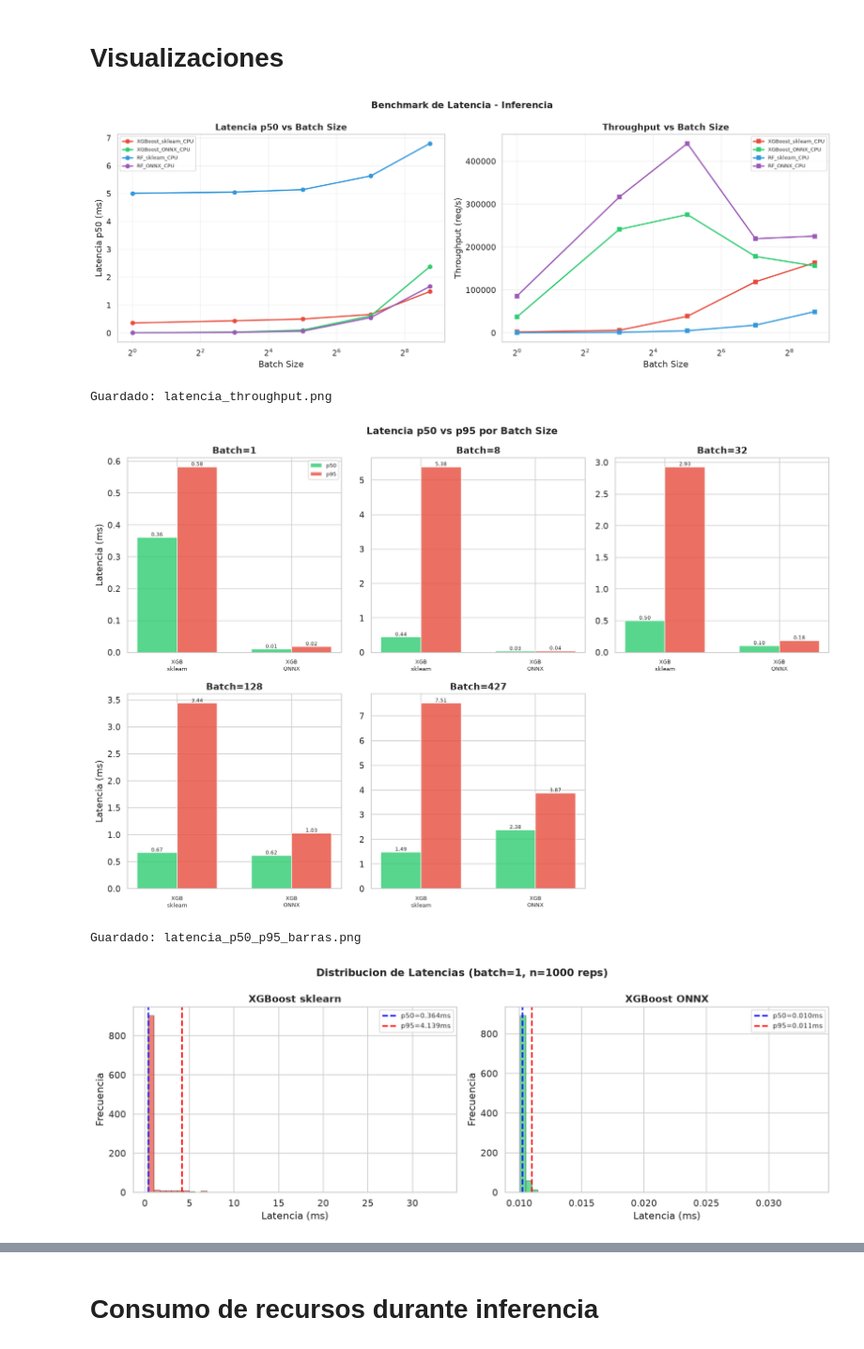
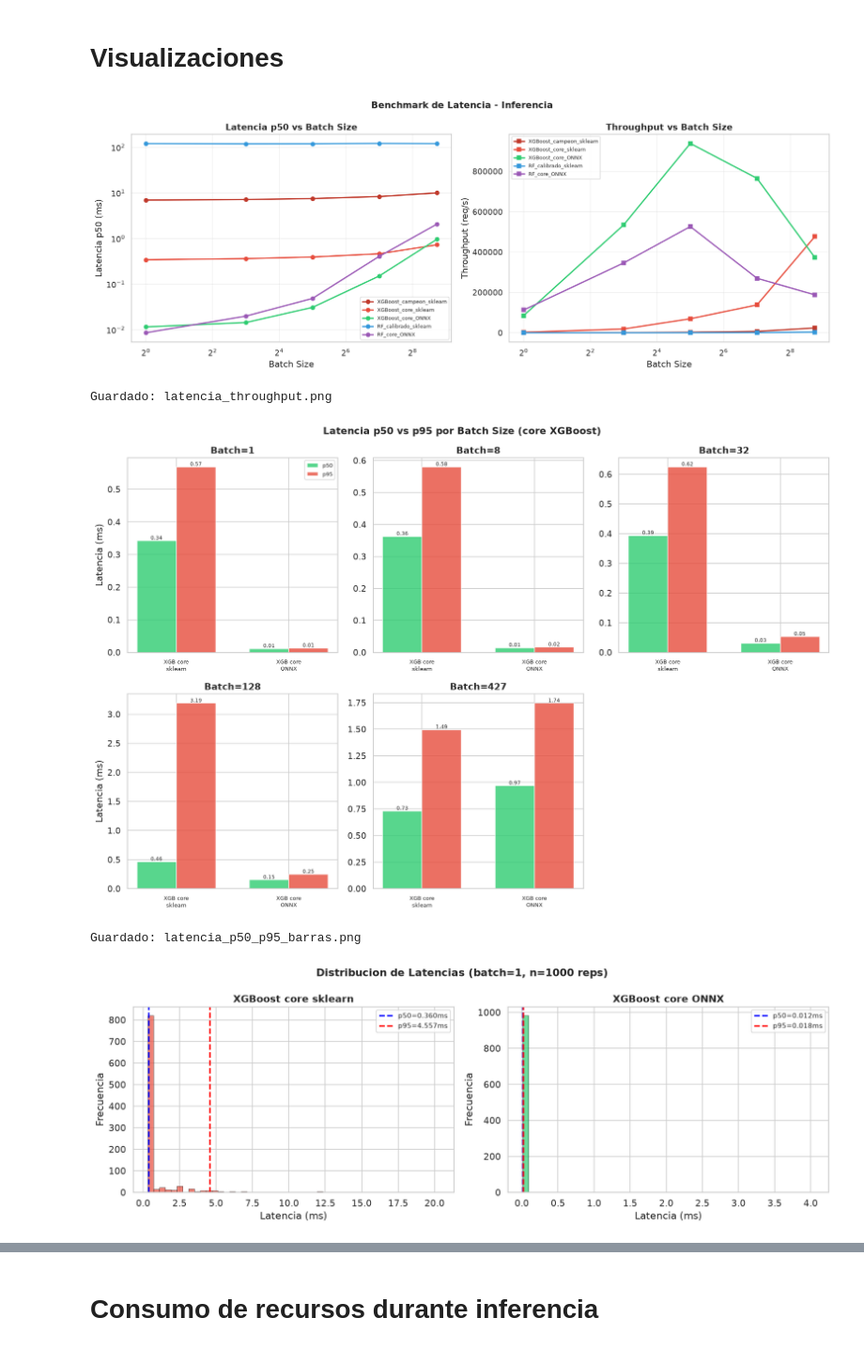
Before and after one commit to Fernando-Huaman/proyecto-zona-interes-Au, a Jupyter notebook: notebooks/sprint4_latencia.ipynb, the cells around one changed output, grey strips where cells are left out. Shown at 94% size. Saved outputs shown, nothing was run; the diff lists cells and outputs as text; code cells hidden in the pictures.

```diff
--- a/notebooks/sprint4_latencia.ipynb
+++ b/notebooks/sprint4_latencia.ipynb
@@ -405,7 +436,8 @@ Modelo .onnx: 389.9 KB
 # Tabla comparativa
 # %%
 # Consolidar todos los resultados de latencia
-df_all = pd.concat([df_lat_xgb, df_lat_rf, df_lat_onnx, df_lat_onnx_mt, df_lat_rf_onnx], ignore_index=True)
+df_all = pd.concat([df_lat_champ, df_lat_rf, df_lat_xgb_core, df_lat_onnx, df_lat_onnx_mt, df_lat_rf_onnx],
+                   ignore_index=True)
 df_all.to_csv(os.path.join(OUT_DIR, 'benchmark_latencia_completo.csv'), index=False)
 
 print('=== TABLA COMPARATIVA COMPLETA ===')
@@ -414,7 +446,8 @@ display_cols = ['Modelo', 'Batch_Size', 'Latencia_p50_ms', 'Latencia_p95_ms',
 print(df_all[display_cols].round(3).to_string(index=False))
 
 # Tabla resumen: comparativa para batch=1 y batch=427 (casos extremos)
-modelos_comp = ['XGBoost_sklearn_CPU', 'XGBoost_ONNX_CPU', 'RF_sklearn_CPU', 'RF_ONNX_CPU']
+modelos_comp = ['XGBoost_campeon_sklearn', 'XGBoost_core_sklearn', 'XGBoost_core_ONNX',
+                'RF_calibrado_sklearn', 'RF_core_ONNX']
 
 print('\n=== RESUMEN COMPARATIVO (batch=1 y batch=427) ===')
 resumen = []
@@ -436,14 +469,14 @@ df_resumen = pd.DataFrame(resumen)
 df_resumen.to_csv(os.path.join(OUT_DIR, 'resumen_comparativo.csv'), index=False)
 print(df_resumen.to_string(index=False))
 
-# Speedup ONNX vs sklearn
-print('\n=== SPEEDUP ONNX vs SKLEARN ===')
+# Speedup ONNX vs sklearn (core vs core, comparacion justa del mismo ensemble de arboles)
+print('\n=== SPEEDUP ONNX vs SKLEARN (core XGBoost) ===')
 for bs in BATCH_SIZES:
-    xgb_sk = df_all[(df_all['Modelo']=='XGBoost_sklearn_CPU') & (df_all['Batch_Size']==bs)]['Latencia_p50_ms'].values
-    xgb_ox = df_all[(df_all['Modelo']=='XGBoost_ONNX_CPU') & (df_all['Batch_Size']==bs)]['Latencia_p50_ms'].values
+    xgb_sk = df_all[(df_all['Modelo']=='XGBoost_core_sklearn') & (df_all['Batch_Size']==bs)]['Latencia_p50_ms'].values
+    xgb_ox = df_all[(df_all['Modelo']=='XGBoost_core_ONNX') & (df_all['Batch_Size']==bs)]['Latencia_p50_ms'].values
     if len(xgb_sk) > 0 and len(xgb_ox) > 0:
         speedup = xgb_sk[0] / xgb_ox[0]
         print(f'  Batch {bs:>4d}: sklearn={xgb_sk[0]:.3f}ms -> ONNX={xgb_ox[0]:.3f}ms | Speedup: {speedup:.2f}x')
-        logger.info(f'SPEEDUP | batch={bs} | sklearn={xgb_sk[0]:.3f}ms -> ONNX={xgb_ox[0]:.3f}ms | {speedup:.2f}x')
+        logger.info(f'SPEEDUP | batch={bs} | core sklearn={xgb_sk[0]:.3f}ms -> ONNX={xgb_ox[0]:.3f}ms | {speedup:.2f}x')
 # %% [output]
 === TABLA COMPARATIVA COMPLETA ===
@@ -540,15 +573,16 @@ Guardado: ratio_errores.csv
 # %% [markdown]
 # Visualizaciones
 # %%
-# 11.1 Latencia p50 por batch size (todos los motores)
+# 11.1 Latencia p50 por batch size (motores principales)
 fig, (ax1, ax2) = plt.subplots(1, 2, figsize=(16, 6))
 fig.suptitle('Benchmark de Latencia - Inferencia', fontsize=14, fontweight='bold')
 
 colores_motor = {
-    'XGBoost_sklearn_CPU': '#e74c3c',
-    'XGBoost_ONNX_CPU': '#2ecc71',
-    'RF_sklearn_CPU': '#3498db',
-    'RF_ONNX_CPU': '#9b59b6',
+    'XGBoost_campeon_sklearn': '#c0392b',
+    'XGBoost_core_sklearn': '#e74c3c',
+    'XGBoost_core_ONNX': '#2ecc71',
+    'RF_calibrado_sklearn': '#3498db',
+    'RF_core_ONNX': '#9b59b6',
 }
 
 for motor, color in colores_motor.items():
@@ -562,6 +596,7 @@ ax1.set_ylabel('Latencia p50 (ms)')
 ax1.set_title('Latencia p50 vs Batch Size', fontweight='bold')
 ax1.legend(fontsize=8)
 ax1.set_xscale('log', base=2)
+ax1.set_yscale('log')
 ax1.grid(True, alpha=0.3)
 
 ax2.set_xlabel('Batch Size')
@@ -576,23 +611,22 @@ plt.savefig(os.path.join(OUT_DIR, 'latencia_throughput.png'), dpi=150, bbox_inch
 plt.show()
 print('Guardado: latencia_throughput.png')
 
-# 11.2 Comparativa p50 vs p95 (barras agrupadas)
+# 11.2 Comparativa p50 vs p95 (core XGBoost: sklearn vs ONNX)
 n = len(BATCH_SIZES)
 n_cols = (n + 1) // 2
 fig, axes = plt.subplots(2, n_cols, figsize=(5 * n_cols, 10), sharey=False)
 axes = axes.flatten()
-fig.suptitle('Latencia p50 vs p95 por Batch Size', fontsize=14, fontweight='bold')
+fig.suptitle('Latencia p50 vs p95 por Batch Size (core XGBoost)', fontsize=14, fontweight='bold')
 
-motores_plot = ['XGBoost_sklearn_CPU', 'XGBoost_ONNX_CPU']
-labels_short = ['XGB\nsklearn', 'XGB\nONNX']
+motores_plot = ['XGBoost_core_sklearn', 'XGBoost_core_ONNX']
+labels_short = ['XGB core\nsklearn', 'XGB core\nONNX']
 
 for i, bs in enumerate(BATCH_SIZES):
     ax = axes[i]
     x = np.arange(len(motores_plot))
     width = 0.35
 
-    p50s = []
-    p95s = []
+    p50s, p95s = [], []
     for motor in motores_plot:
         row = df_all[(df_all['Modelo']==motor) & (df_all['Batch_Size']==bs)]
         p50s.append(row['Latencia_p50_ms'].values[0] if not row.empty else 0)
@@ -608,15 +642,10 @@ for i, bs in enumerate(BATCH_SIZES):
     if i == 0:
         ax.legend(fontsize=8)
 
-    # Anotar valores sobre las barras
-    for bar in bars1:
-        ax.text(bar.get_x() + bar.get_width()/2, bar.get_height(),
-                f'{bar.get_height():.2f}', ha='center', va='bottom', fontsize=7)
-    for bar in bars2:
+    for bar in list(bars1) + list(bars2):
         ax.text(bar.get_x() + bar.get_width()/2, bar.get_height(),
                 f'{bar.get_height():.2f}', ha='center', va='bottom', fontsize=7)
 
-# Ocultar subplots vacíos si el número de batch sizes es impar
 for i in range(n, len(axes)):
     axes[i].axis('off')
 
@@ -625,44 +654,42 @@ plt.savefig(os.path.join(OUT_DIR, 'latencia_p50_p95_barras.png'), dpi=150, bbox_
 plt.show()
 print('Guardado: latencia_p50_p95_barras.png')
 
-# 11.3 Distribucion de latencias (histograma) para batch=1
+# 11.3 Distribucion de latencias (histograma) para batch=1 (core XGBoost)
 fig, axes = plt.subplots(1, 2, figsize=(14, 5))
 fig.suptitle('Distribucion de Latencias (batch=1, n=1000 reps)', fontsize=14, fontweight='bold')
 
 for idx, (nombre, predict_fn, X_data, color) in enumerate([
-    ('XGBoost sklearn', lambda X: model_xgb.predict_proba(X), X_test_xgb[:1], '#e74c3c'),
-    ('XGBoost ONNX', lambda X: sess_xgb_onnx.run(None, {input_name: X.astype(np.float32)}), X_test_xgb[:1], '#2ecc71')
+    ('XGBoost core sklearn', lambda X: xgb_core.predict_proba(X), X_test_xgb_scaled[:1], '#e74c3c'),
+    ('XGBoost core ONNX', lambda X: sess_xgb_onnx.run(None, {input_name: X.astype(np.float32)}), X_test_xgb_scaled[:1], '#2ecc71')
 ]):
-    # Warmup
     for _ in range(50):
         predict_fn(X_data)
-
     latencias = []
     for _ in range(1000):
         t0 = time.perf_counter()
         predict_fn(X_data)
         t1 = time.perf_counter()
         latencias.append((t1 - t0) * 1000)
 
     ax = axes[idx]
     ax.hist(latencias, bins=50, color=color, alpha=0.7, edgecolor='black', linewidth=0.5)
     ax.axvline(np.percentile(latencias, 50), color='blue', linestyle='--', linewidth=2, label=f'p50={np.percentile(latencias,50):.3f}ms')
     ax.axvline(np.percentile(latencias, 95), color='red', linestyle='--', linewidth=2, label=f'p95={np.percentile(latencias,95):.3f}ms')
     ax.set_xlabel('Latencia (ms)')
     ax.set_ylabel('Frecuencia')
     ax.set_title(nombre, fontweight='bold')
     ax.legend(fontsize=9)
 
 plt.tight_layout()
 plt.savefig(os.path.join(OUT_DIR, 'distribucion_latencias.png'), dpi=150, bbox_inches='tight')
 plt.show()
 print('Guardado: distribucion_latencias.png')
 # %% [output]
-[figure, old version]
+[figure, new version]
 Guardado: latencia_throughput.png
-[figure, old version]
+[figure, new version]
 Guardado: latencia_p50_p95_barras.png
-[figure, old version]
+[figure, new version]
 Guardado: distribucion_latencias.png
 # %% [markdown]
 # Consumo de recursos durante inferencia
```
Also changed, not shown: parts of 14 cells of this notebook, 42 other files.
